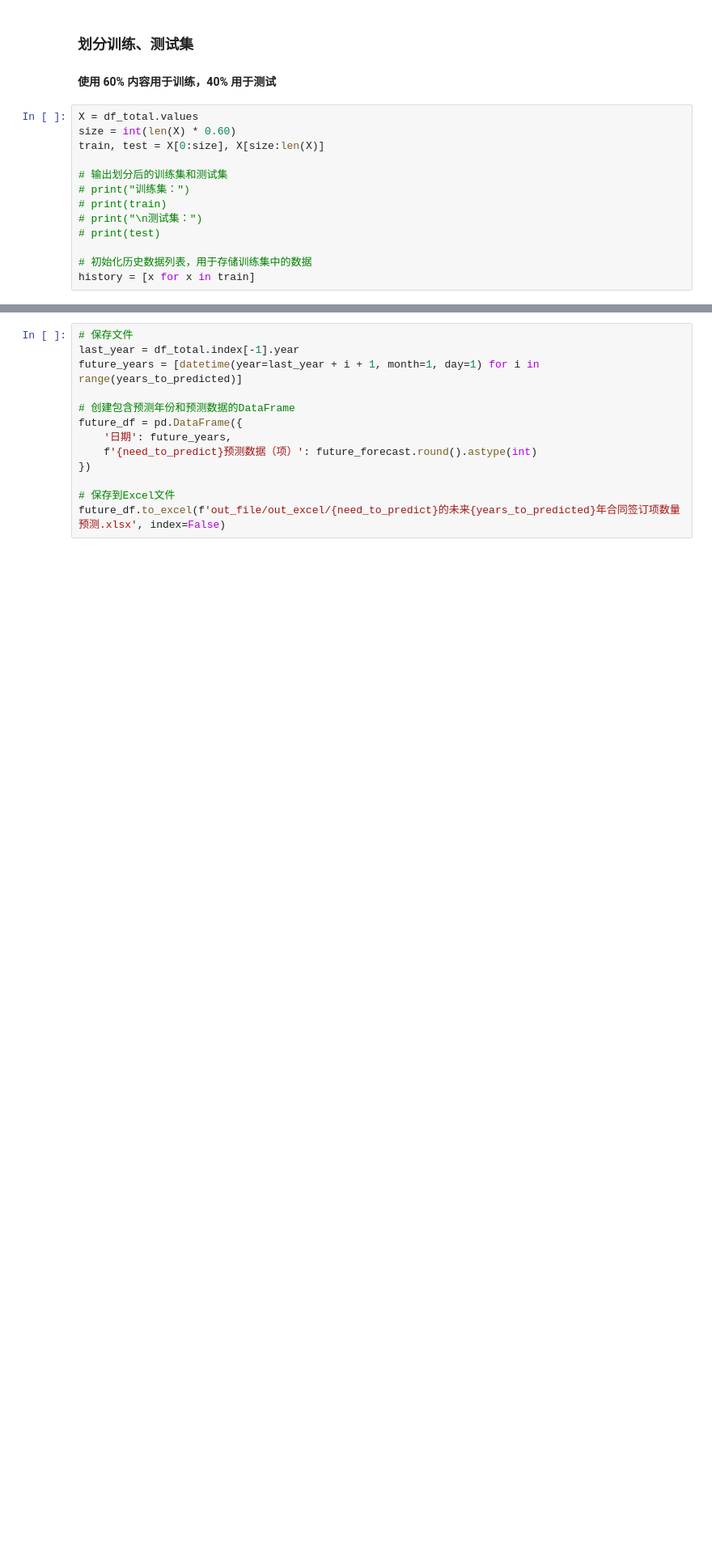
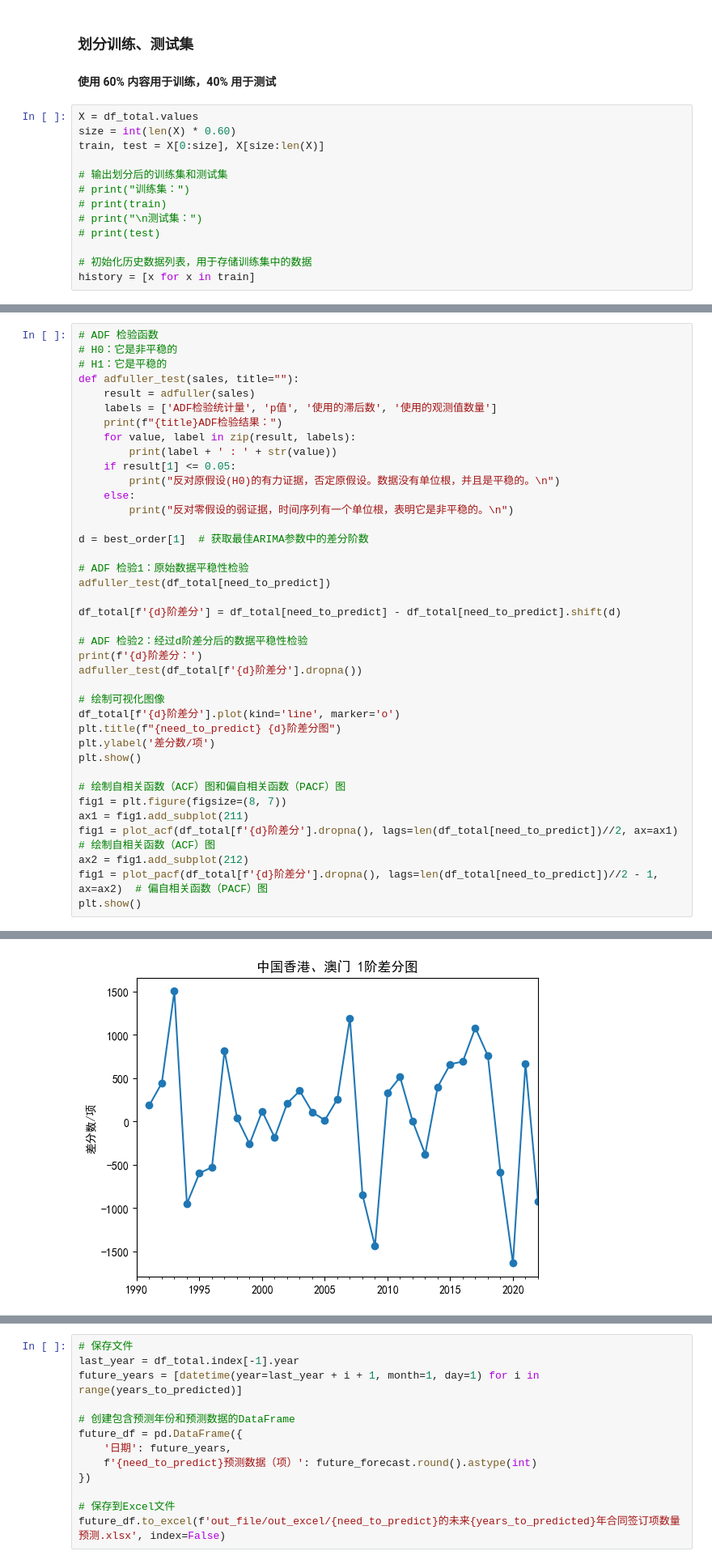
Before and after one commit to Czhongshao/ARIMA-TEST, a Jupyter notebook: 深圳签订外贸合同数据预测/ShenZhen_Contract_ARIMA_1990~2023.ipynb, the cells around one changed output, grey strips where cells are left out. Shown at 81% size. Cells and saved outputs as stored; diff of their text form; blank space fills up the shorter version.

```diff
--- a/深圳签订外贸合同数据预测/ShenZhen_Contract_ARIMA_1990~2023.ipynb
+++ b/深圳签订外贸合同数据预测/ShenZhen_Contract_ARIMA_1990~2023.ipynb
@@ -195,0 +328,40 @@ print(f'实际值与预测值之间的均方误差 (MSE): {error:.3f}')
+# %%
+# ADF 检验函数
+# H0：它是非平稳的
+# H1：它是平稳的
+def adfuller_test(sales, title=""):
+    result = adfuller(sales)
+    labels = ['ADF检验统计量', 'p值', '使用的滞后数', '使用的观测值数量']
+    print(f"{title}ADF检验结果：")
+    for value, label in zip(result, labels):
+        print(label + ' : ' + str(value))
+    if result[1] <= 0.05:
+        print("反对原假设(H0)的有力证据，否定原假设。数据没有单位根，并且是平稳的。\n")
+    else:
+        print("反对零假设的弱证据，时间序列有一个单位根，表明它是非平稳的。\n")
+
+d = best_order[1]  # 获取最佳ARIMA参数中的差分阶数
+
+# ADF 检验1：原始数据平稳性检验
+adfuller_test(df_total[need_to_predict])
+
+df_total[f'{d}阶差分'] = df_total[need_to_predict] - df_total[need_to_predict].shift(d)
+
+# ADF 检验2：经过d阶差分后的数据平稳性检验
+print(f'{d}阶差分：')
+adfuller_test(df_total[f'{d}阶差分'].dropna())
+
+# 绘制可视化图像
+df_total[f'{d}阶差分'].plot(kind='line', marker='o')
+plt.title(f"{need_to_predict} {d}阶差分图")
+plt.ylabel('差分数/项')
+plt.show()
+
+# 绘制自相关函数（ACF）图和偏自相关函数（PACF）图
+fig1 = plt.figure(figsize=(8, 7))
+ax1 = fig1.add_subplot(211)
+fig1 = plot_acf(df_total[f'{d}阶差分'].dropna(), lags=len(df_total[need_to_predict])//2, ax=ax1)  # 绘制自相关函数（ACF）图
+ax2 = fig1.add_subplot(212)
+fig1 = plot_pacf(df_total[f'{d}阶差分'].dropna(), lags=len(df_total[need_to_predict])//2 - 1, ax=ax2)  # 偏自相关函数（PACF）图
+plt.show()
+# %% [output]
@@ -195,0 +382 @@ print(f'实际值与预测值之间的均方误差 (MSE): {error:.3f}')
+[figure, added]
```
Also changed, not shown: parts of 14 cells of this notebook, 35 other files.
